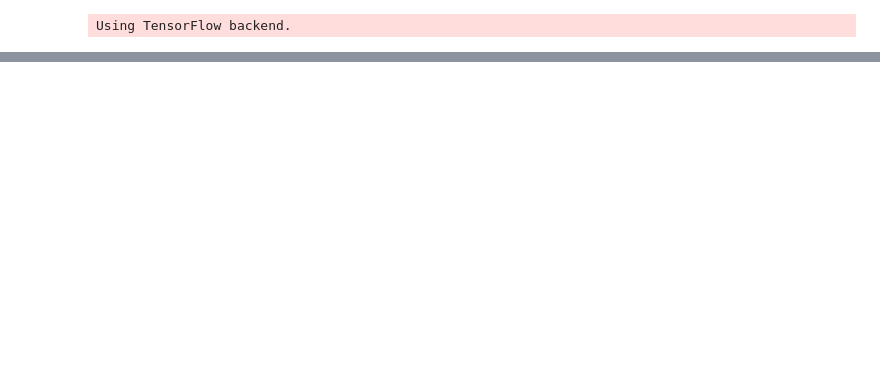
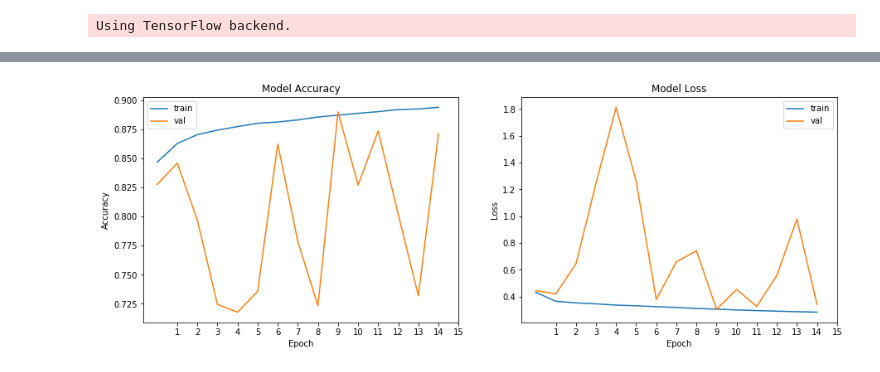
Before and after one commit to mstazherova/IDA2-Project, a Jupyter notebook: Breast Histopathology Images/simple_nets.ipynb, the cells around one changed output, grey strips where cells are left out. Drawn from its saved outputs; the diff is of its cells as text; code cells hidden in the pictures; blank space fills up the shorter version.

```diff
--- a/Breast Histopathology Images/simple_nets.ipynb
+++ b/Breast Histopathology Images/simple_nets.ipynb
@@ -31,7 +31,7 @@ def prepare_data(mode):
     patches = glob.glob('./' + mode + '/*.png')
     X = []
     y = []
-    for img_name in patches[0:10000]:
+    for img_name in patches[:10]:
         image = cv2.imread(img_name)
         X.append(image)
         y.append(0) if img_name.endswith('class0.png') else y.append(1)
@@ -92,17 +114,19 @@ def balance(X, y):
     X1 = []
     for i in range(0, len(y)):
         X1.append(X[i]) if y[i] == 1 else X0.append(X[i])
-        X0 = np.array(X0)
-        X1 = np.array(X1)
+    X0 = np.array(X0)
+    X1 = np.array(X1)
 
-    random.shuffle(X0)
-    balanced_X0 = X0[:len(X1)]
-    X_balanced = np.concatenate((balanced_X0, X1))
+    X0 = X0[:len(X1)]
+    X_balanced = np.concatenate((X0, X1))
 
-    a = [0] * len(balanced_X0)
+    a = [0] * len(X0)
     b = [1] * len(X1)
     y_balanced = a + b
 
     return X_balanced, y_balanced
 
-#X_pad, y = balance(X_pad, y)
+X_pad, y = balance(X_pad, y)
+print(X_pad.shape)
+print(y.count(1))
+print(y.count(0))
@@ -115,11 +143,11 @@ y_test_onehot = np_utils.to_categorical(y_test, 2)
 epochs = 20
 batch_size = 128
 
-early_stopping = EarlyStopping(monitor='val_loss', min_delta=0.0001, patience=5, mode='auto')
+#early_stopping = EarlyStopping(monitor='val_loss', min_delta=0.0001, patience=5, mode='auto')
 tensorboard = TensorBoard(log_dir="logs/{}".format(time()), histogram_freq=1, batch_size=batch_size,
                           write_grads=True, write_images=True)
 
 fit_history = cnn_pad.fit(X_train_tune, y_train_tune_onehot,
                       batch_size=batch_size,
                       epochs=epochs, shuffle=True,
-                      verbose=1, validation_split=0.1, callbacks=[early_stopping, tensorboard])
+                      verbose=1, validation_split=0.1, callbacks=[tensorboard])#, early_stopping])
@@ -126,27 +172,29 @@ fit_history = cnn_pad.fit(X_train_tune, y_train_tune_onehot,
 # %%
 def plot_history(history):
     """ Util function for plotting model's accuracy and loss
         Actually it can be deleted since all this info is in Tensorboard
         Go for it
     """
     fig, axs = plt.subplots(1,2,figsize=(15,5))
     axs[0].set_title('Model Accuracy')
     axs[0].set_ylabel('Accuracy')
     axs[0].set_xlabel('Epoch')
     axs[0].plot(history.history['acc'])
     axs[0].plot(history.history['val_acc'])
     axs[0].set_xticks(np.arange(1, len(history.history['acc'])+1))
     axs[0].legend(['train', 'val'], loc='best')
     axs[1].set_title('Model Loss')
     axs[1].set_ylabel('Loss')
     axs[1].set_xlabel('Epoch')
     axs[1].plot(history.history['loss'])
     axs[1].plot(history.history['val_loss'])
     axs[1].set_xticks(np.arange(1, len(history.history['loss'])+1))
     axs[1].legend(['train', 'val'], loc='best')
     plt.show()
 
-#plot_history(fit_history)
+plot_history(fit_history)
+# %% [output]
+[figure, added]
 # %%
 #score_pad = cnn_pad.evaluate(X_test, y_test_onehot, verbose=0)
 #print('Test loss:', score_pad[0])
```
Also changed, not shown: parts of 4 cells of this notebook.
